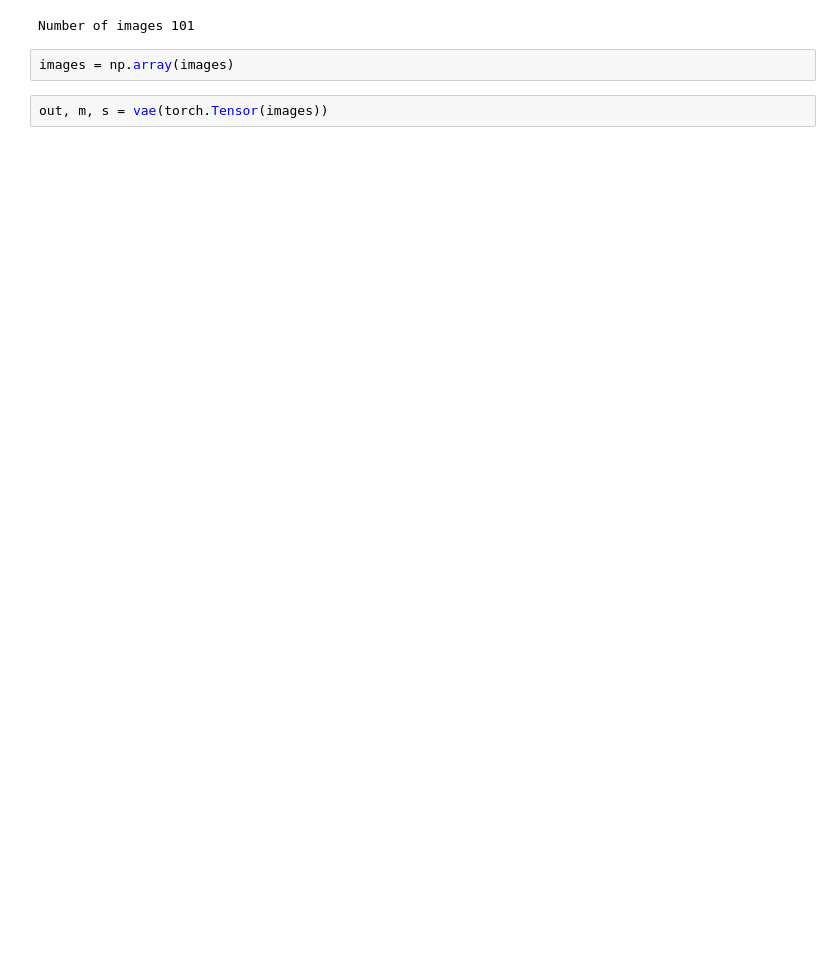
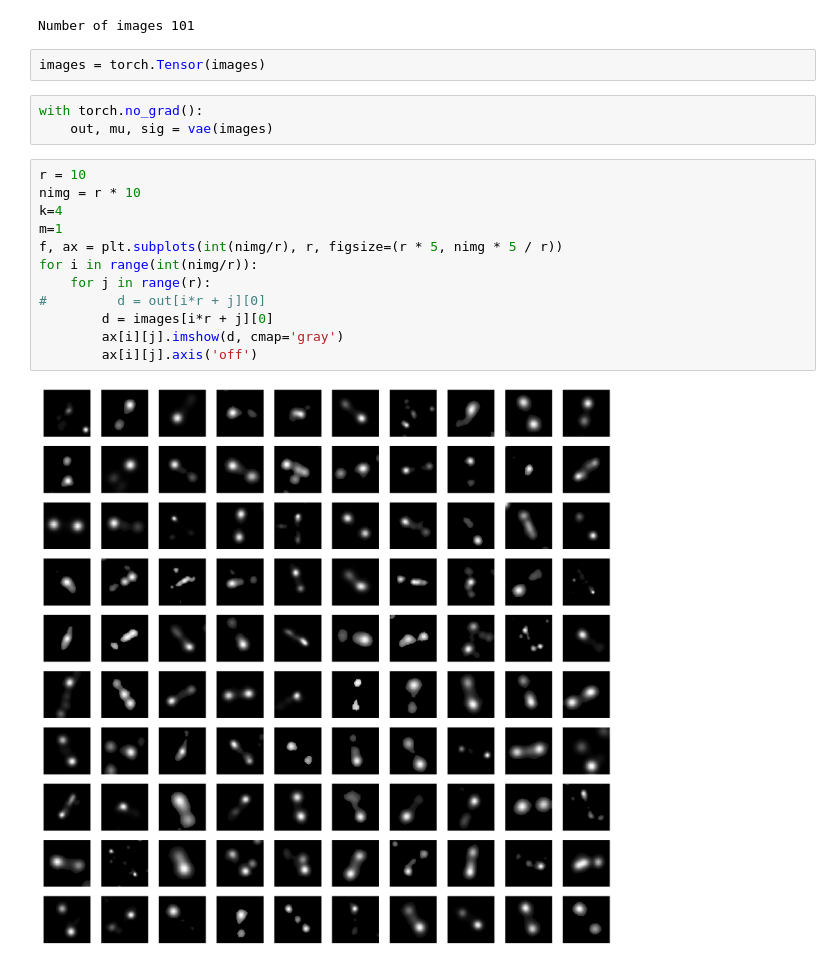
Before and after one commit to nottu/pytorch-autoencoder-tests, a Jupyter notebook: B-VAE-101-test.ipynb, the cells around one changed output. Cells and saved outputs as stored; diff of their text form; blank space fills up the shorter version.

```diff
--- a/B-VAE-101-test.ipynb
+++ b/B-VAE-101-test.ipynb
@@ -140,6 +136,21 @@ print("Number of images", len(images))
 [interactive output not drawn]
 Number of images 101
 # %%
-images = np.array(images)
+images = torch.Tensor(images)
-# %%
-out, m, s = vae(torch.Tensor(images))
+# %%
+with torch.no_grad():
+    out, mu, sig = vae(images)
+# %%
+r = 10
+nimg = r * 10
+k=4
+m=1
+f, ax = plt.subplots(int(nimg/r), r, figsize=(r * 5, nimg * 5 / r))
+for i in range(int(nimg/r)):
+    for j in range(r):
+#         d = out[i*r + j][0]
+        d = images[i*r + j][0]
+        ax[i][j].imshow(d, cmap='gray')
+        ax[i][j].axis('off')
+# %% [output]
+[figure, added]
```
Also changed, not shown: parts of 8 cells of this notebook, 2 other files.
